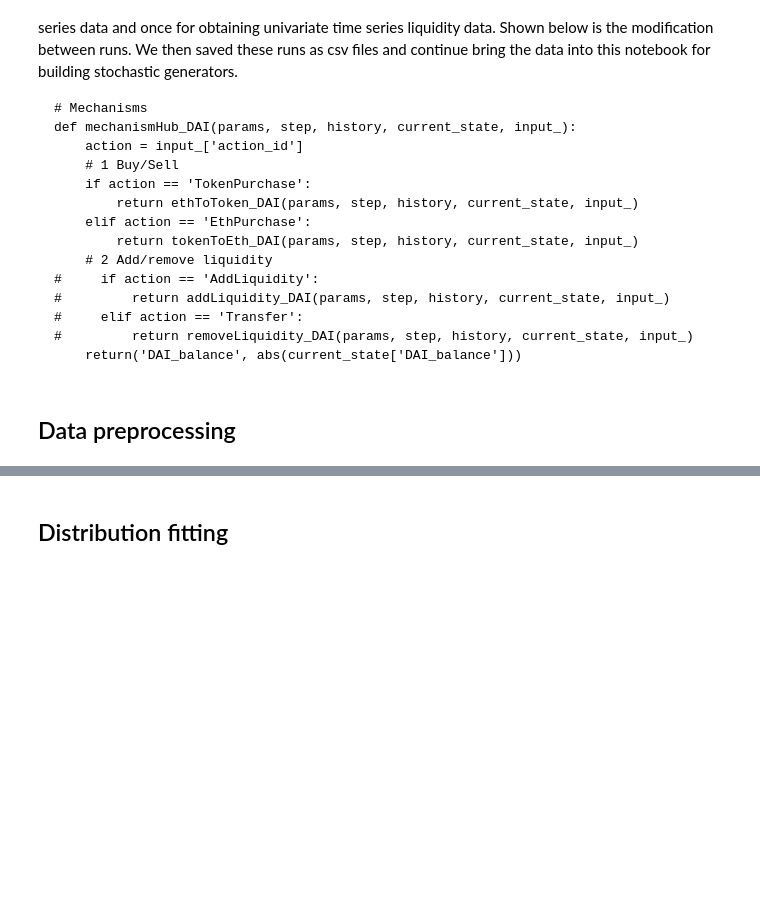
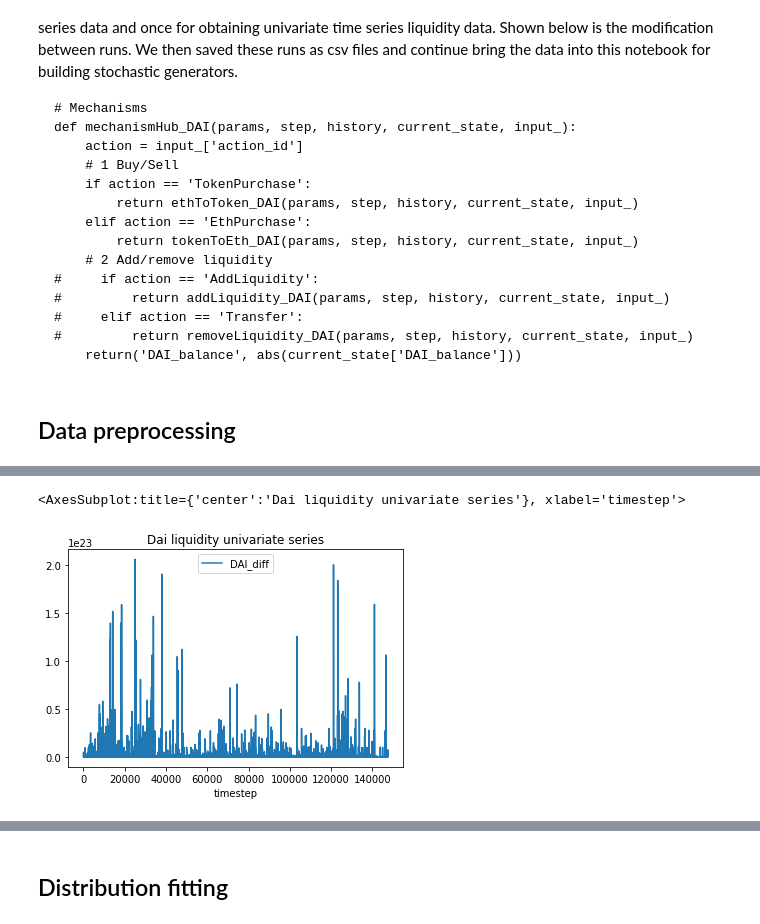
Before and after one commit to BlockScience/reflexer, a Jupyter notebook: notebooks/Stochastic_Generators/Uniswap_process_modeling.ipynb, the cells around one changed output, grey strips where cells are left out. Saved outputs shown, nothing was run; the diff lists cells and outputs as text; code cells hidden in the pictures; blank space fills up the shorter version.

```diff
--- a/notebooks/Stochastic_Generators/Uniswap_process_modeling.ipynb
+++ b/notebooks/Stochastic_Generators/Uniswap_process_modeling.ipynb
@@ -51,8 +65,12 @@ liquidity_uniswap_events.head()
 # %%
 # liquidity series
 liquidity_uniswap_events['DAI_balance'] = liquidity_uniswap_events['DAI_balance'].astype(float)
 liquidity_uniswap_events['DAI_diff'] = abs(liquidity_uniswap_events['DAI_balance'].diff())
-liquidity_uniswap_events.plot(x='timestep',y='DAI_balance',title='Dai liquidity univariate series')
+liquidity_uniswap_events['DAI_diff'].fillna(0,inplace=True)
+liquidity_uniswap_events.plot(x='timestep',y='DAI_diff',title='Dai liquidity univariate series')
+# %% [output]
+<AxesSubplot:title={'center':'Dai liquidity univariate series'}, xlabel='timestep'>
+[figure, added]
 # %%
 # buy/sell series
 buy_sell_uniswap_events['DAI_balance'] = buy_sell_uniswap_events['DAI_balance'].astype(float)
```
Also changed, not shown: parts of 9 cells of this notebook, 2 other files.
